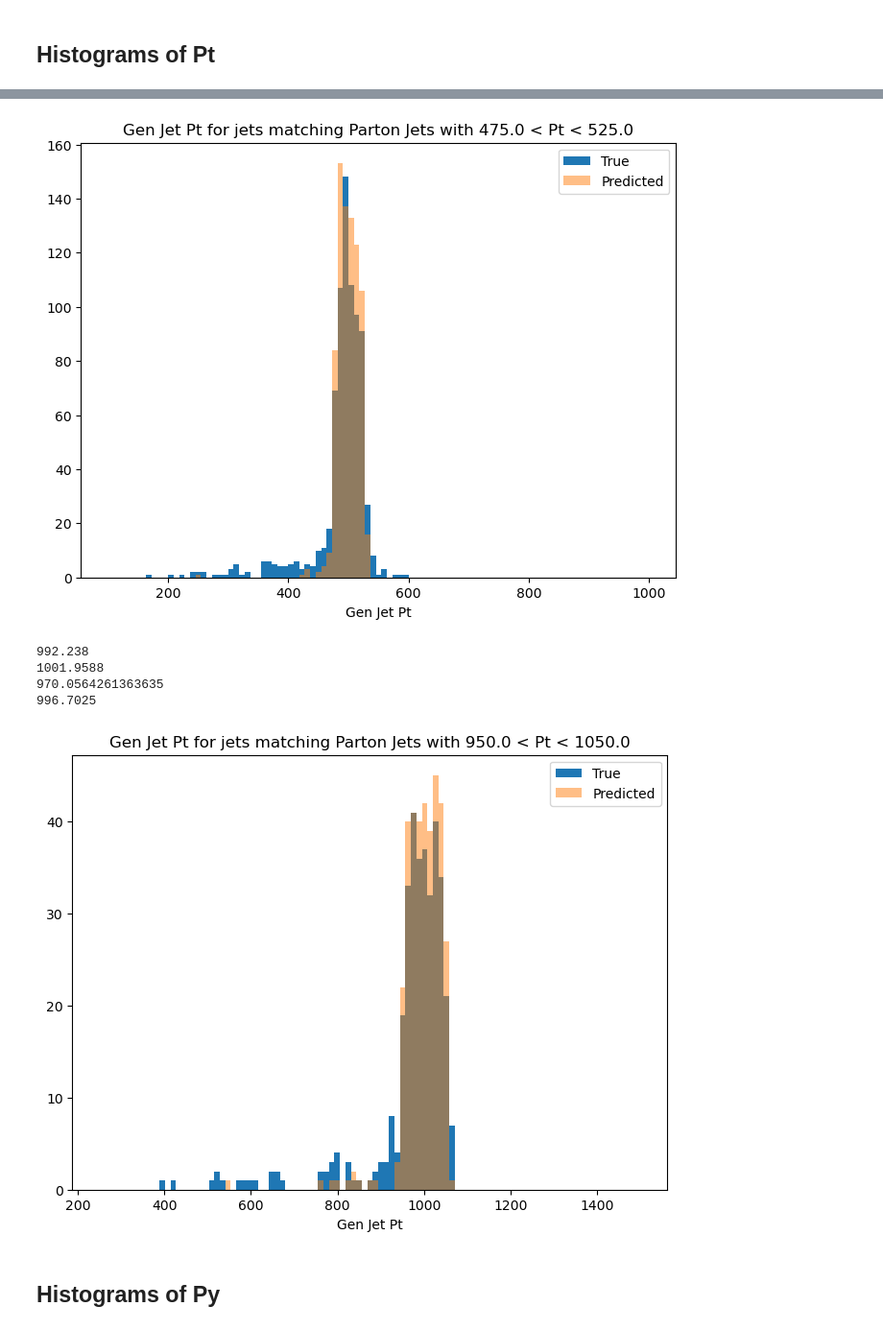
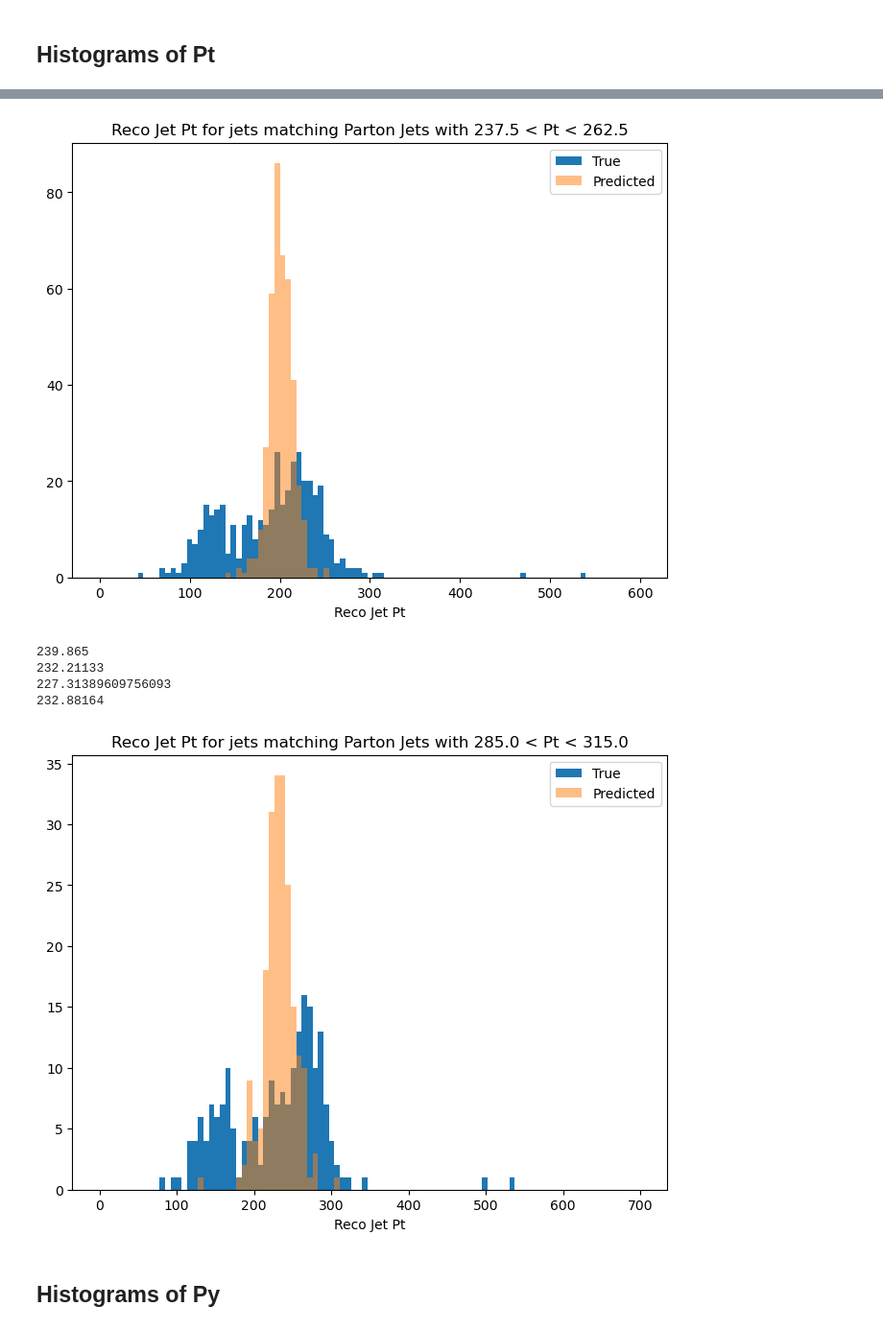
Before and after one commit to jblue1/falcon, a Jupyter notebook: notebooks/evaluateModel.ipynb, the cells around one changed output, grey strips where cells are left out. Shown at 96% size. Cells and saved outputs as stored; diff of their text form; code cells hidden in the pictures.

```diff
--- a/notebooks/evaluateModel.ipynb
+++ b/notebooks/evaluateModel.ipynb
@@ -72,18 +237,18 @@ partonStd = np.std(data[:, 1:3], axis=0)
 partonEMax = np.max(data[:, 3], axis=0)
 partonEMin = np.min(data[:, 3], axis=0)
 
-genPtMax = np.max(data[:, 17], axis=0)
-genPtMin = np.min(data[:, 17], axis=0)
-genMean = np.mean(data[:, 18:20], axis=0)
-genStd = np.std(data[:, 18:20], axis=0)
-genEMax = np.max(data[:, 20], axis=0)
-genEMin = np.min(data[:, 20], axis=0)
+genPtMax = np.max(data[:, 4], axis=0)
+genPtMin = np.min(data[:, 4], axis=0)
+genMean = np.mean(data[:, 5:7], axis=0)
+genStd = np.std(data[:, 5:7], axis=0)
+genEMax = np.max(data[:, 7], axis=0)
+genEMin = np.min(data[:, 7], axis=0)
 
 data[:, 0] = (data[:, 0] - partonPtMin)/partonPtMax
 data[:, 1:3] = (data[:, 1:3] - partonMean)/partonStd
 data[:, 3] = (data[:, 3] - partonEMin)/partonEMax
-data[:, 17] = (data[:, 17] - genPtMin)/genPtMax
-data[:, 18:20] = (data[:, 18:20] - genMean)/genStd
-data[:, 20] = (data[:, 20] - genEMin)/genEMax
+data[:, 4] = (data[:, 4] - genPtMin)/genPtMax
+data[:, 5:7] = (data[:, 5:7] - genMean)/genStd
+data[:, 7] = (data[:, 7] - genEMin)/genEMax
 print(data[0])
 # %% [output]
@@ -105,9 +267,9 @@ with tf.device('/CPU:0'):
     index = int(0.8*len(data))
     validate = data[index:, :]
     validateParton = validate[:, :4]
-    validateInputs = validate[:, :17]
-    validateGen = validate[:, 17:]
+    validateInputs = validate[:, :4]
+    validateGen = validate[:, 4:]
     mae = keras.losses.MeanAbsoluteError()
-    naiveErr = mse(validateParton, validateGen).numpy()
+    naiveErr = mae(validateParton, validateGen).numpy()
     print(naiveErr)
 # %% [output]
@@ -150,9 +312,9 @@ validate[:, 0] = (validate[:, 0])*partonPtMax + partonPtMin
 validate[:, 1:3] = (validate[:, 1:3])*partonStd + partonMean
 validate[:, 3] = (validate[:, 3])*partonEMax + partonEMin
 
-validate[:, 17] = (validate[:, 17])*genPtMax + genPtMin
-validate[:, 18:20] = (validate[:, 18:20])*genStd + genMean
-validate[:, 20] = (validate[:, 20])*genEMax + genEMin
+validate[:, 4] = (validate[:, 4])*genPtMax + genPtMin
+validate[:, 5:7] = (validate[:, 5:7])*genStd + genMean
+validate[:, 7] = (validate[:, 7])*genEMax + genEMin
 
 inputs = validate[:, :4]
 
@@ -160,6 +322,6 @@ print(prediction[0, 0])
 prediction[:, 0] = (prediction[:, 0])*genPtMax + genPtMin
 prediction[:, 1:3] = prediction[:, 1:3]*genStd + genMean
 prediction[:, 3] = (prediction[:, 3])*genEMax + genEMin
-true = validate[:, 17:]
+true = validate[:, 4:]
 print(prediction[0, 0])
 # %% [output]
@@ -453,15 +615,15 @@ Text(0, 0.5, 'Pred Pt/True Pt')
 # %%
-range_highs = [200, 700, 1000, 1500]
-range_lows = [0, 0, 100, 250]
+range_highs = [200, 400, 600, 700]
+range_lows = [0, 0, 0, 0]
 j = 0
-for center in [50, 200, 500, 1000]:
+for center in [50, 150, 250, 300]:
     pt_true = []
     pt_predicted = []
     low = center - center/20
     high = center + center/20
     for i in range(len(validate)):
         if (validate[i, 0] > low and validate[i, 0] < high):
-            pt_true.append(validate[i, 17])
+            pt_true.append(validate[i, 4])
             pt_predicted.append(prediction[i, 0])
     print(np.median(pt_true))
     print(np.median(pt_predicted))
@@ -473,8 +635,8 @@ for center in [50, 200, 500, 1000]:
     ax.hist(pt_true, bins=bins, label='True')
     ax.hist(pt_predicted, bins=bins, label='Predicted', alpha=0.5)
     ax.legend()
-    ax.set_xlabel("Gen Jet Pt")
-    ax.set_title("Gen Jet Pt for jets matching Parton Jets with {} < Pt < {}".format(low, high))
+    ax.set_xlabel("Reco Jet Pt")
+    ax.set_title("Reco Jet Pt for jets matching Parton Jets with {} < Pt < {}".format(low, high))
     #ax.set_yscale('log')
     plt.show()
     #fig.savefig("PtDistLog{}.png".format(j))
@@ -497,9 +659,9 @@ for center in [50, 200, 500, 1000]:
-[figure, old version]
+[figure, new version]
-992.238
-1001.9588
-970.0564261363635
-996.7025
+239.865
+232.21133
+227.31389609756093
+232.88164
-[figure, old version]
+[figure, new version]
 # %% [markdown]
 ## Histograms of Py
 # %%
```
Also changed, not shown: parts of 30 cells of this notebook.
